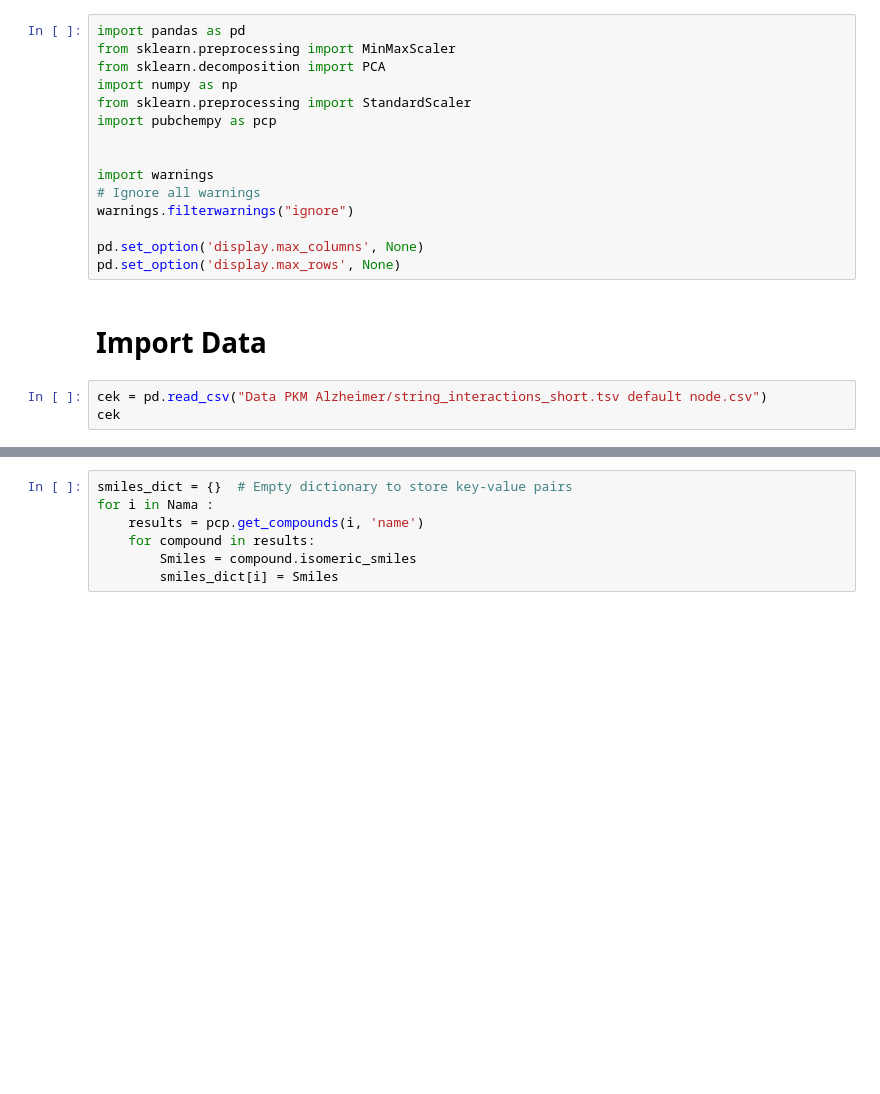
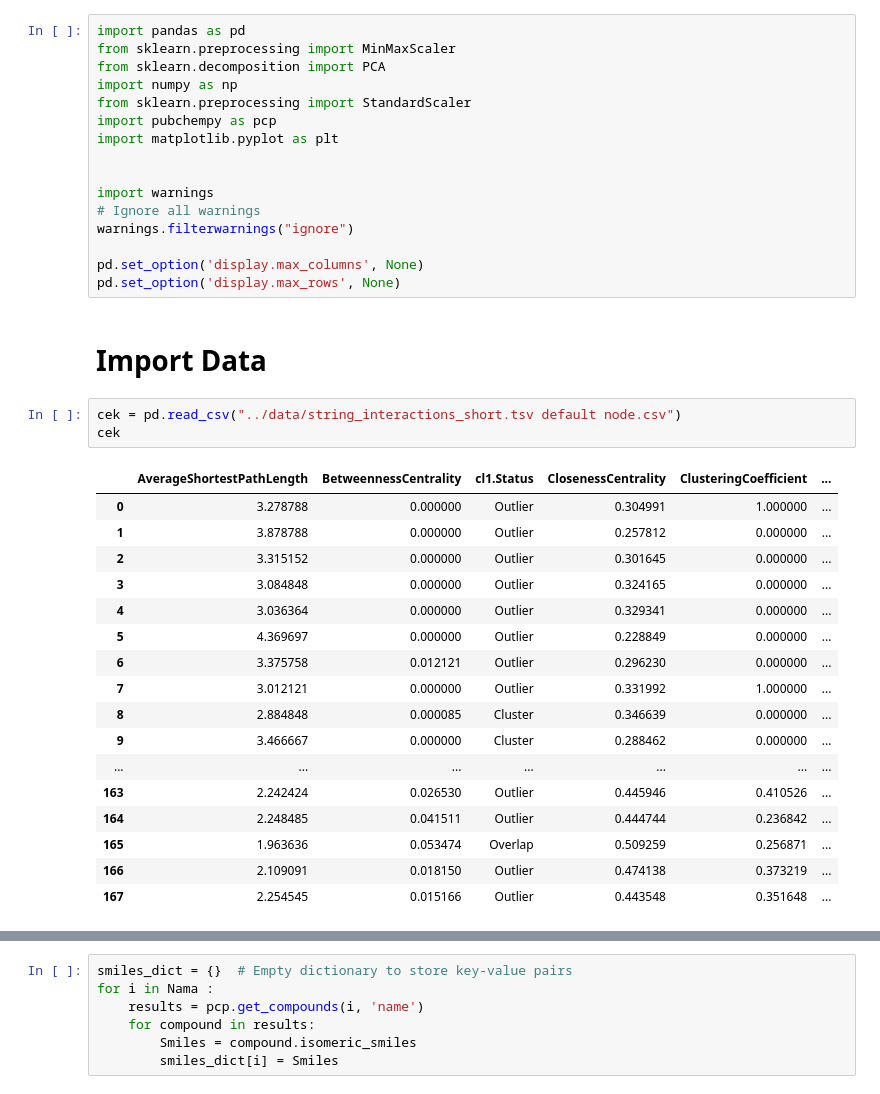
Before and after one commit to fzl-22/in-silico-approach-on-herbal-compound-identification, a Jupyter notebook: src/data-scrapping.ipynb, the cells around one changed output, grey strips where cells are left out. Drawn from its saved outputs; the diff is of its cells as text; blank space fills up the shorter version.

```diff
--- a/src/data-scrapping.ipynb
+++ b/src/data-scrapping.ipynb
@@ -5,6 +5,7 @@ from sklearn.decomposition import PCA
 import numpy as np
 from sklearn.preprocessing import StandardScaler
 import pubchempy as pcp
+import matplotlib.pyplot as plt
 
 
 import warnings
@@ -16,7 +17,25 @@ pd.set_option('display.max_rows', None)
 # %% [markdown]
 # Import Data
 # %%
-cek = pd.read_csv("Data PKM Alzheimer/string_interactions_short.tsv default node.csv")
+cek = pd.read_csv("../data/string_interactions_short.tsv default node.csv")
 cek
+# %% [output]
+|  | AverageShortestPathLength | BetweennessCentrality | cl1.Status | ClosenessCentrality | ClusteringCoefficient | ... |
+| 0 | 3.278788 | 0.000000 | Outlier | 0.304991 | 1.000000 | ... |
+| 1 | 3.878788 | 0.000000 | Outlier | 0.257812 | 0.000000 | ... |
+| 2 | 3.315152 | 0.000000 | Outlier | 0.301645 | 0.000000 | ... |
+| 3 | 3.084848 | 0.000000 | Outlier | 0.324165 | 0.000000 | ... |
+| 4 | 3.036364 | 0.000000 | Outlier | 0.329341 | 0.000000 | ... |
+| 5 | 4.369697 | 0.000000 | Outlier | 0.228849 | 0.000000 | ... |
+| 6 | 3.375758 | 0.012121 | Outlier | 0.296230 | 0.000000 | ... |
+| 7 | 3.012121 | 0.000000 | Outlier | 0.331992 | 1.000000 | ... |
+| 8 | 2.884848 | 0.000085 | Cluster | 0.346639 | 0.000000 | ... |
+| 9 | 3.466667 | 0.000000 | Cluster | 0.288462 | 0.000000 | ... |
+| ... | ... | ... | ... | ... | ... | ... |
+| 163 | 2.242424 | 0.026530 | Outlier | 0.445946 | 0.410526 | ... |
+| 164 | 2.248485 | 0.041511 | Outlier | 0.444744 | 0.236842 | ... |
+| 165 | 1.963636 | 0.053474 | Overlap | 0.509259 | 0.256871 | ... |
+| 166 | 2.109091 | 0.018150 | Outlier | 0.474138 | 0.373219 | ... |
+| 167 | 2.254545 | 0.015166 | Outlier | 0.443548 | 0.351648 | ... |
 # %%
 def eigen(i):
```
Also changed, not shown: parts of 9 cells of this notebook, 1 other file.
